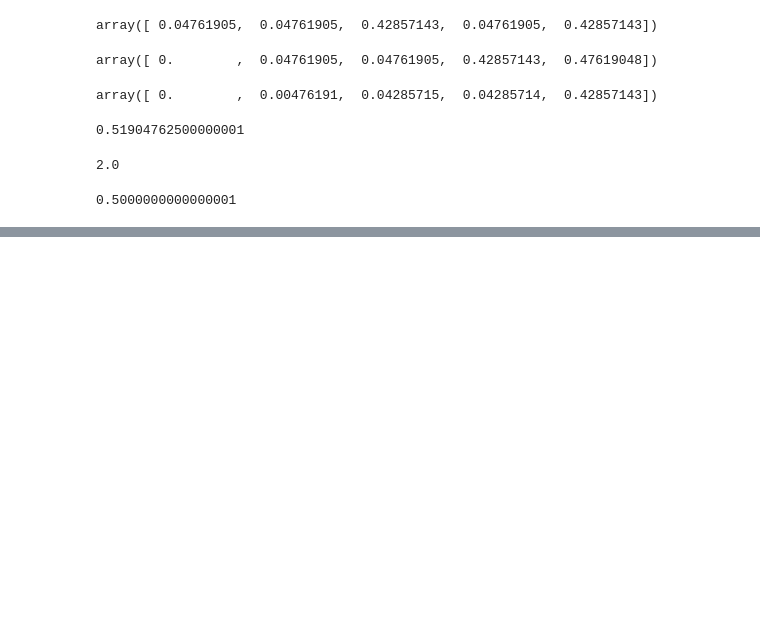
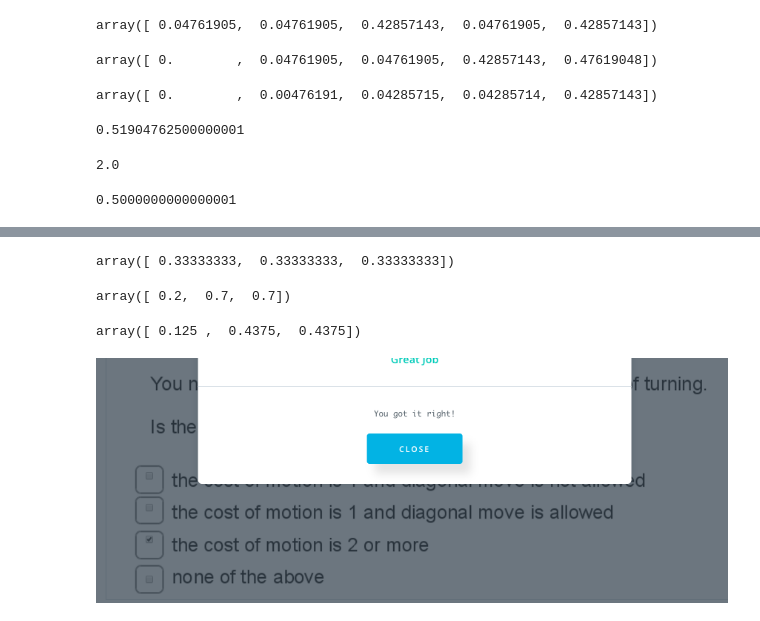
Before and after one commit to OlgaBelitskaya/reflections, a Jupyter notebook: cs373/reflections-cs373-19-22.ipynb, the cells around one changed output, grey strips where cells are left out. Drawn from its saved outputs; the diff is of its cells as text; code cells hidden in the pictures; blank space fills up the shorter version.

```diff
--- a/cs373/reflections-cs373-19-22.ipynb
+++ b/cs373/reflections-cs373-19-22.ipynb
@@ -1975,0 +2024,19 @@ sig2**2
+# %%
+w = np.array([1/3, 1/3, 1/3])
+w
+# %% [output]
+array([ 0.33333333,  0.33333333,  0.33333333])
+# %%
+p = np.array([p_top_yellow, p_bottom_yellow, p_bottom_yellow])
+p
+# %% [output]
+array([ 0.2,  0.7,  0.7])
+# %%
+w*p/sum(w*p)
+# %% [output]
+array([ 0.125 ,  0.4375,  0.4375])
+# %%
+# Quiz: Question 9: A*
+Image('373_08.png')
+# %% [output]
+[figure, added]
```
Also changed, not shown: parts of 10 cells of this notebook.
